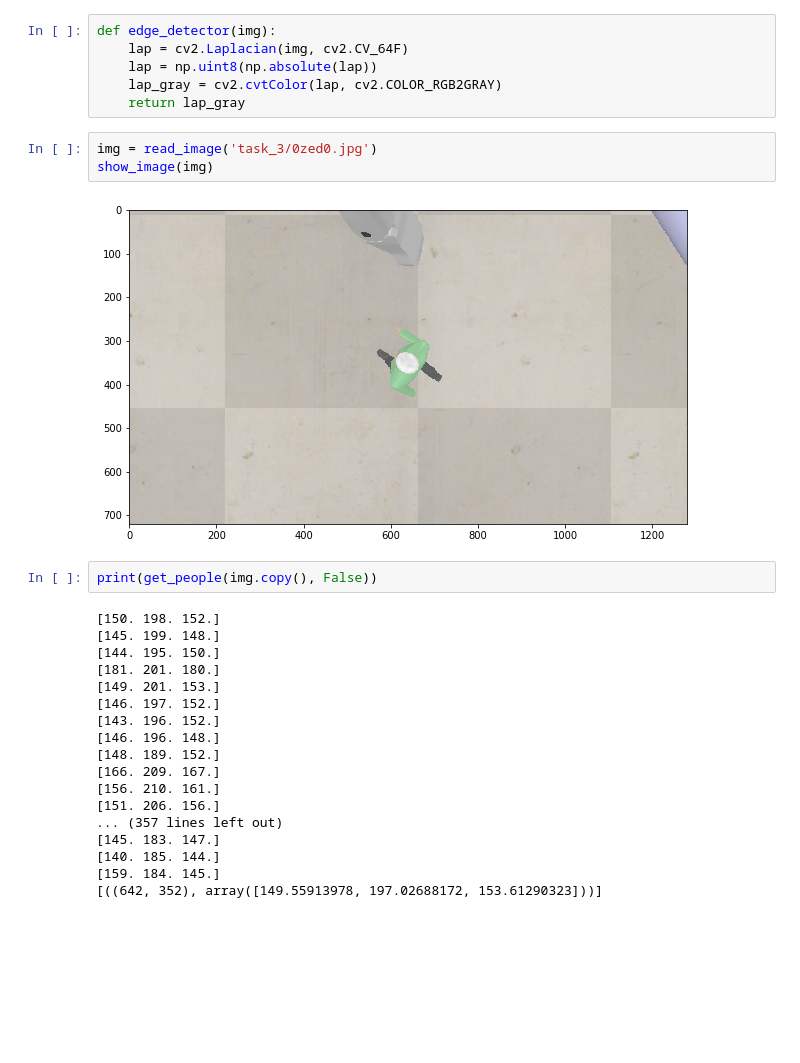
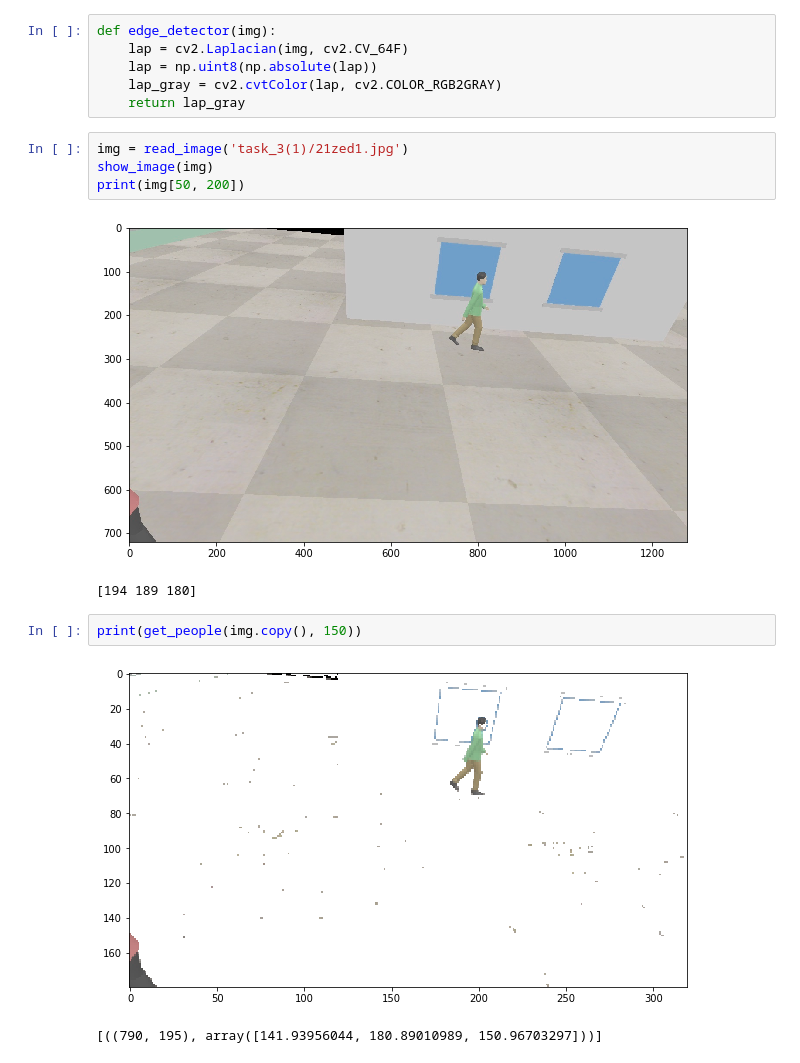
Before and after one commit to drone-mission-2019/Quadcopter-PROJ, a Jupyter notebook: visual-servo/qrcode&ET/ren.ipynb, the cells around one changed output. Saved outputs shown, nothing was run; the diff lists cells and outputs as text; blank space fills up the shorter version.

```diff
--- a/visual-servo/qrcode&ET/ren.ipynb
+++ b/visual-servo/qrcode&ET/ren.ipynb
@@ -9,27 +9,14 @@ def edge_detector(img):
     lap_gray = cv2.cvtColor(lap, cv2.COLOR_RGB2GRAY)
     return lap_gray
 # %%
-img = read_image('task_3/0zed0.jpg')
+img = read_image('task_3(1)/21zed1.jpg')
 show_image(img)
+print(img[50, 200])
 # %% [output]
-[figure, old version]
+[figure, new version]
+[194 189 180]
 # %%
-print(get_people(img.copy(), False))
+print(get_people(img.copy(), 150))
 # %% [output]
+[figure, added]
-[150. 198. 152.]
-[145. 199. 148.]
-[144. 195. 150.]
-[181. 201. 180.]
-[149. 201. 153.]
-[146. 197. 152.]
-[143. 196. 152.]
-[146. 196. 148.]
-[148. 189. 152.]
-[166. 209. 167.]
-[156. 210. 161.]
-[151. 206. 156.]
-... (357 lines left out)
-[145. 183. 147.]
-[140. 185. 144.]
-[159. 184. 145.]
-[((642, 352), array([149.55913978, 197.02688172, 153.61290323]))]
+[((790, 195), array([141.93956044, 180.89010989, 150.96703297]))]
```
Also changed, not shown: 47 other files.
